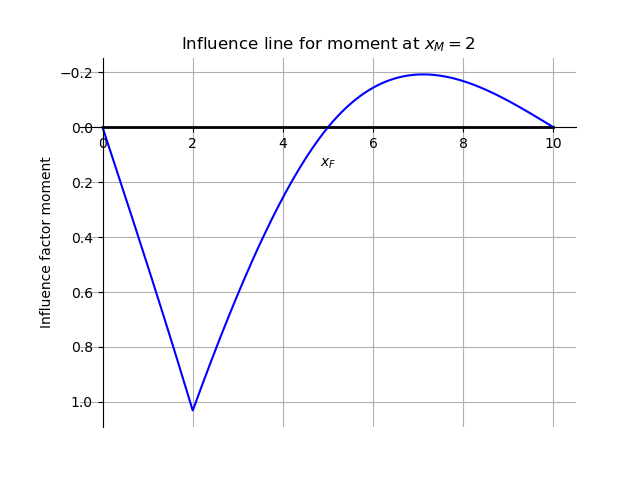
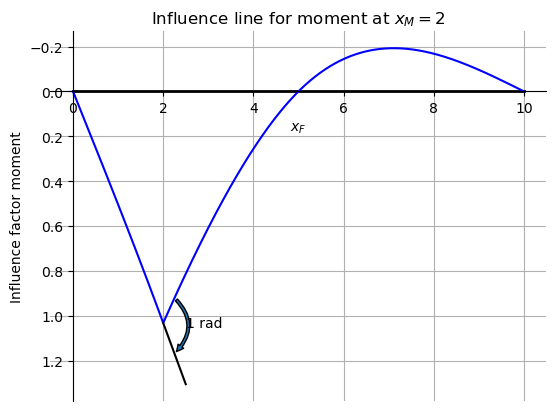
The change to this notebook cell's code, shown as a diff; its figure went from the first image to the second:
--- before
+++ after
@@ -26,5 +26,14 @@
 plt.xlabel('$x_F$')
 plt.ylabel('Influence factor moment')
+
+hulp0 = M_inf_numpy(L1=5,L2=5,a=2,EI=5000,x=2)
+hulp1 = M_inf_numpy(L1=5,L2=5,a=2,EI=5000,x=2) + (M_inf_numpy(L1=5,L2=5,a=2,EI=5000,x=2) - M_inf_numpy(L1=5,L2=5,a=2,EI=5000,x=2-0.1))/0.1*0.5
+plt.plot([2, 2 + 0.5],[hulp0, hulp1],color="black")
+hulp2 = M_inf_numpy(L1=5,L2=5,a=2,EI=5000,x=2) + (M_inf_numpy(L1=5,L2=5,a=2,EI=5000,x=2) - M_inf_numpy(L1=5,L2=5,a=2,EI=5000,x=2-0.1))/0.1*0.25
+hulp3 = M_inf_numpy(L1=5,L2=5,a=2,EI=5000,x=2+0.25)
 axs = plt.gca()
+axs.annotate(text='', xy=(2+0.25,hulp2), xytext=(2+0.25,hulp3), arrowprops=dict(arrowstyle='simple',connectionstyle='arc3,rad=-0.5'))
+axs.annotate('1 rad',xy = [2+0.5,hulp0],va='center',ha='left')
+
 axs.grid()
 axs.invert_yaxis()

Commit: Update